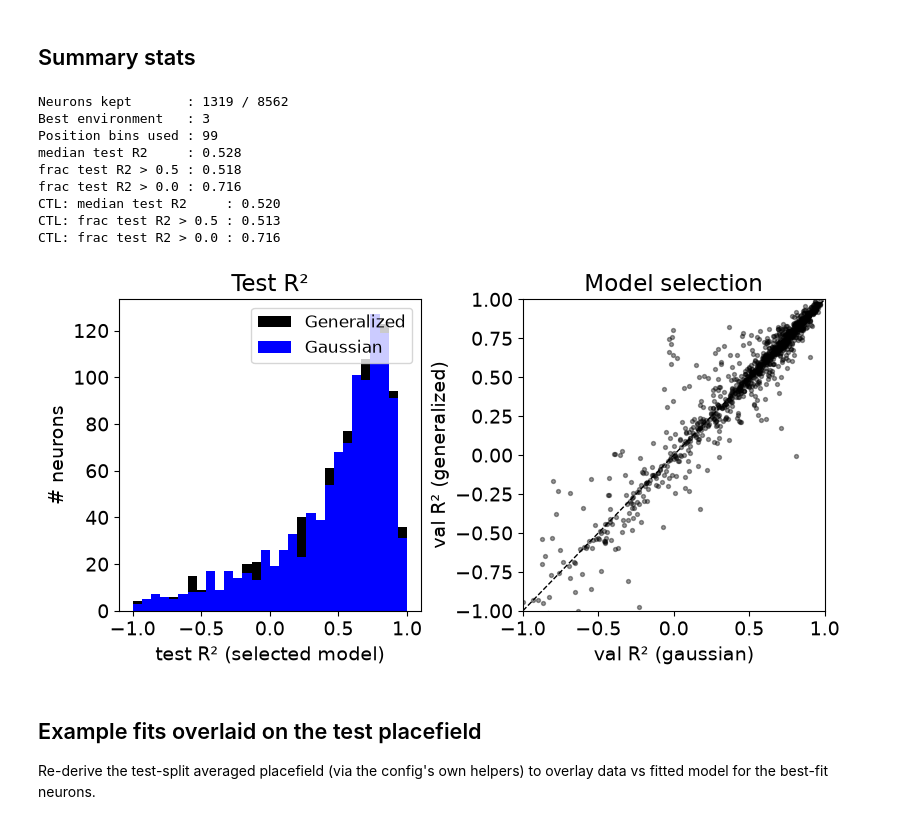
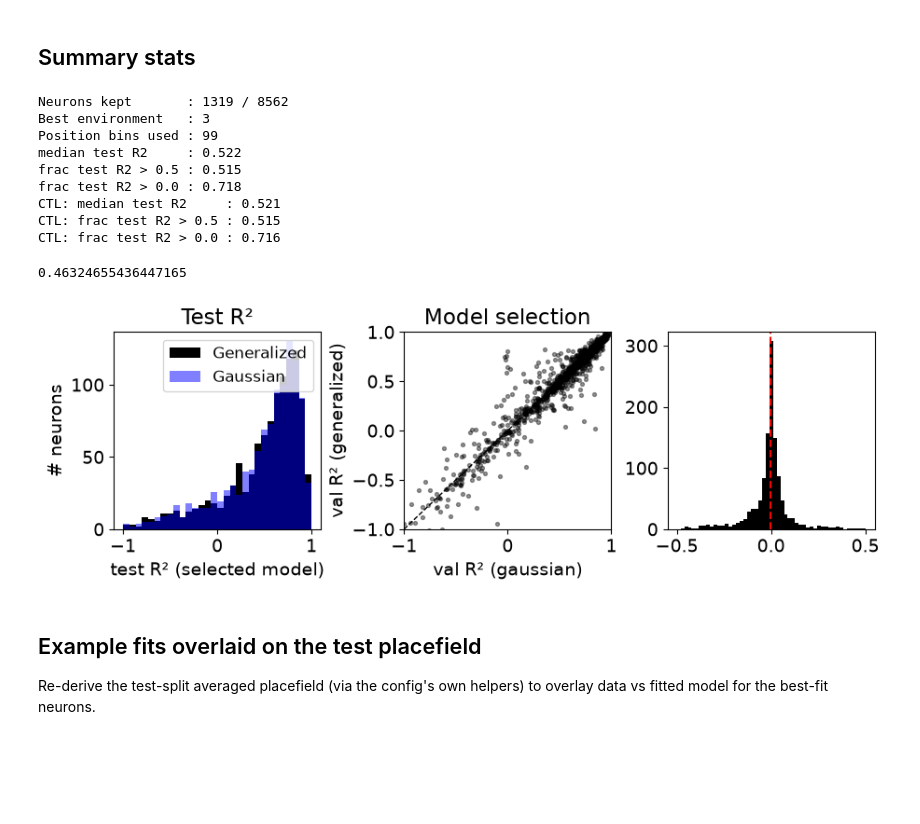
Before and after one commit to landoskape/vrAnalysis, a Jupyter notebook: dimensionality_manuscript/tilbury_fit.ipynb, the cells around one changed output. Saved outputs shown, nothing was run; the diff lists cells and outputs as text; code cells hidden in the pictures; blank space fills up the shorter version.

```diff
--- a/dimensionality_manuscript/tilbury_fit.ipynb
+++ b/dimensionality_manuscript/tilbury_fit.ipynb
@@ -108,18 +108,7 @@ cfg = TilburyFitConfig(
 )
 print(cfg.summary())
 
-result = cfg.process(session, registry, verbose=True, device="cuda", gd_learning_rate=0.1, gd_num_steps=8000)
-
-population, frame_behavior = registry.get_population(session, cfg.spks_type)
-spkmap = SpkmapProcessor(session)
-reliability = (
-    spkmap.get_reliability(use_session_filters=False)
-    .filter_rois(population.idx_neurons)
-    .filter_rois(result["idx_keep"])
-    .filter_by_environment([result["best_env"]])
-)
-best_env_reliability = reliability.values[0]
-
+result = cfg.process(session, registry, verbose=True, device="cuda", gd_learning_rate=0.1, gd_num_steps=4000)
 
 for k, v in result.items():
     shape = getattr(v, "shape", v)
@@ -159,27 +158,33 @@ print(f"CTL: frac test R2 > 0.0 : {np.nanmean(r2_test_control > 0.0):.3f}")
 Neurons kept       : 1319 / 8562
 Best environment   : 3
 Position bins used : 99
-median test R2     : 0.528
-frac test R2 > 0.5 : 0.518
-frac test R2 > 0.0 : 0.716
-CTL: median test R2     : 0.520
-CTL: frac test R2 > 0.5 : 0.513
+median test R2     : 0.522
+frac test R2 > 0.5 : 0.515
+frac test R2 > 0.0 : 0.718
+CTL: median test R2     : 0.521
+CTL: frac test R2 > 0.5 : 0.515
 CTL: frac test R2 > 0.0 : 0.716
 # %%
-fig, axs = plt.subplots(1, 2, figsize=(8, 4), layout="constrained")
+fig, axs = plt.subplots(1, 3, figsize=(9, 3), layout="constrained")
 
 axs[0].hist(r2_test[np.isfinite(r2_test)], bins=30, range=(-1.0, 1), label="Generalized", color="black")
-axs[0].hist(r2_test_control[np.isfinite(r2_test_control)], bins=30, range=(-1.0, 1), label="Gaussian", color="blue")
+axs[0].hist(r2_test_control[np.isfinite(r2_test_control)], bins=30, range=(-1.0, 1), label="Gaussian", color=("blue", 0.5))
 axs[0].set(xlabel="test R² (selected model)", ylabel="# neurons", title="Test R²")
 axs[0].legend(loc="upper right", fontsize=12)
 
 axs[1].scatter(r2_test_control, r2_test, s=8, alpha=0.4, color="black")
 axs[1].plot([-1.0, 1], [-1.0, 1], "k--", lw=1)
 axs[1].set(xlabel="val R² (gaussian)", ylabel="val R² (generalized)", title="Model selection", xlim=(-1.0, 1), ylim=(-1.0, 1))
 
+idx_valid = np.logical_and(np.isfinite(r2_test), np.isfinite(r2_test_control))
+r2_improvement = r2_test[idx_valid] - r2_test_control[idx_valid]
+print(np.sum(r2_improvement > 0) / len(r2_improvement))
+axs[2].hist(r2_improvement, bins=51, range=(-0.5, 0.5), color="black")
+axs[2].axvline(np.median(r2_improvement), color="r", linestyle="--", linewidth=1.5)
 plt.show()
 # %% [output]
+0.46324655436447165
-[figure, old version]
+[figure, new version]
 # %% [markdown]
 ## Example fits overlaid on the test placefield
 
```
Also changed, not shown: parts of 5 cells of this notebook, 1 other file.
